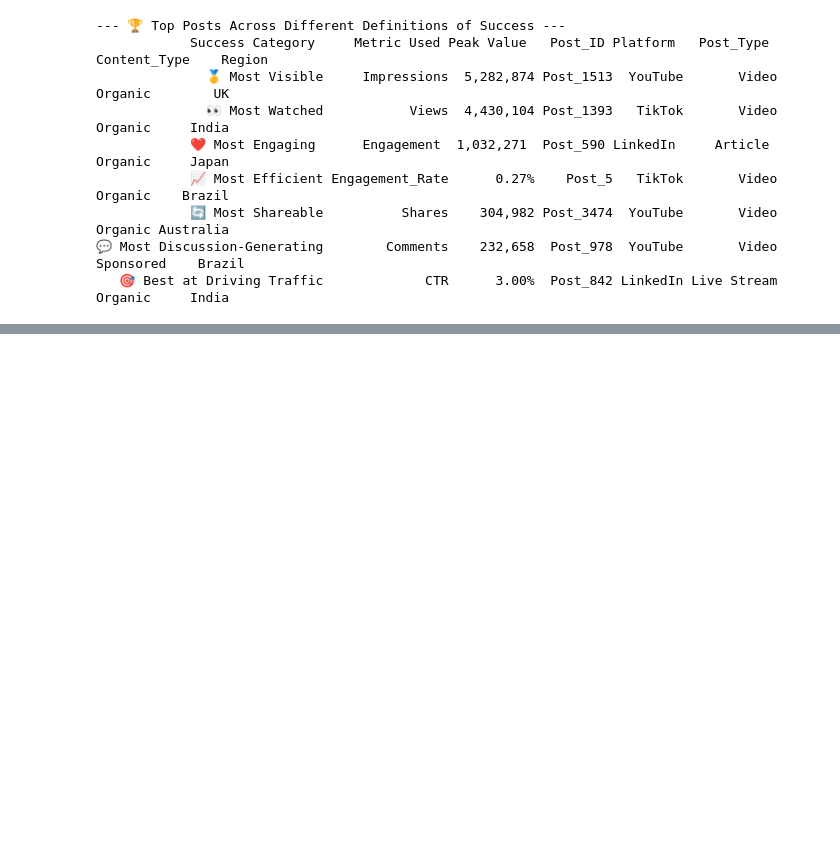
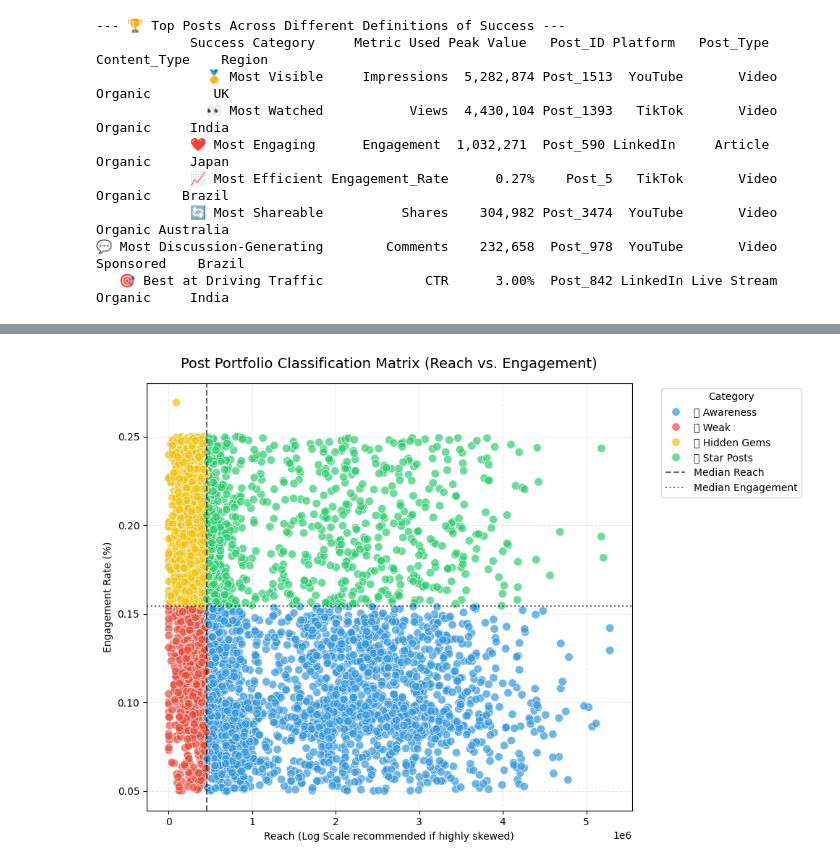
Before and after one commit to SalmaAllam8/PowerBI-mini-Projects, a Jupyter notebook: EDA.ipynb, the cells around one changed output, grey strips where cells are left out. Cells and saved outputs as stored; diff of their text form; code cells hidden in the pictures; blank space fills up the shorter version.

```diff
--- a/EDA.ipynb
+++ b/EDA.ipynb
@@ -2448,0 +2545,61 @@ print(top_posts_df.to_string(index=False))
+# %%
+# 1. Best Publish Time for Star Posts
+df['Publish_Hour'] = pd.to_datetime(df['Post_Date']).dt.hour
+timing_analysis = (
+    df.groupby('Publish_Hour')['is_star']
+    .agg(['count', 'sum', 'mean'])
+    .reset_index()
+)
+
+# 2. Hashtag Association Analysis
+from collections import Counter
+
+# Explode hashtags column assuming it contains lists or comma-separated strings
+star_hashtags = df[df['is_star']]['Main_Hashtag'].dropna().str.split(',').explode()
+top_star_hashtags = Counter([tag.strip() for tag in star_hashtags]).most_common(
+    10
+)
+# %%
+plt.figure(figsize=(10, 7))
+
+sns.scatterplot(
+    data=df,
+    x='Impressions',
+    y='Engagement_Rate',
+    hue='Post_Category',
+    palette={
+        '💎 Star Posts': '#2ecc71',
+        '📢 Awareness': '#3498db',
+        '⭐ Hidden Gems': '#f1c40f',
+        '❌ Weak': '#e74c3c',
+    },
+    alpha=0.7,
+    s=70,
+)
+
+# Add median benchmark lines
+plt.axvline(
+    reach_threshold, color='black', linestyle='--', alpha=0.6, label='Median Reach'
+)
+plt.axhline(
+    engagement_threshold,
+    color='black',
+    linestyle=':',
+    alpha=0.6,
+    label='Median Engagement',
+)
+
+plt.title(
+    'Post Portfolio Classification Matrix (Reach vs. Engagement)',
+    fontsize=14,
+    pad=15,
+)
+plt.xlabel('Reach (Log Scale recommended if highly skewed)')
+plt.ylabel('Engagement Rate (%)')
+plt.grid(True, linestyle='--', alpha=0.3)
+plt.legend(title='Category', bbox_to_anchor=(1.05, 1), loc='upper left')
+
+plt.tight_layout()
+plt.show()
+# %% [output]
+[figure, added]
```
Also changed, not shown: parts of 6 cells of this notebook.
